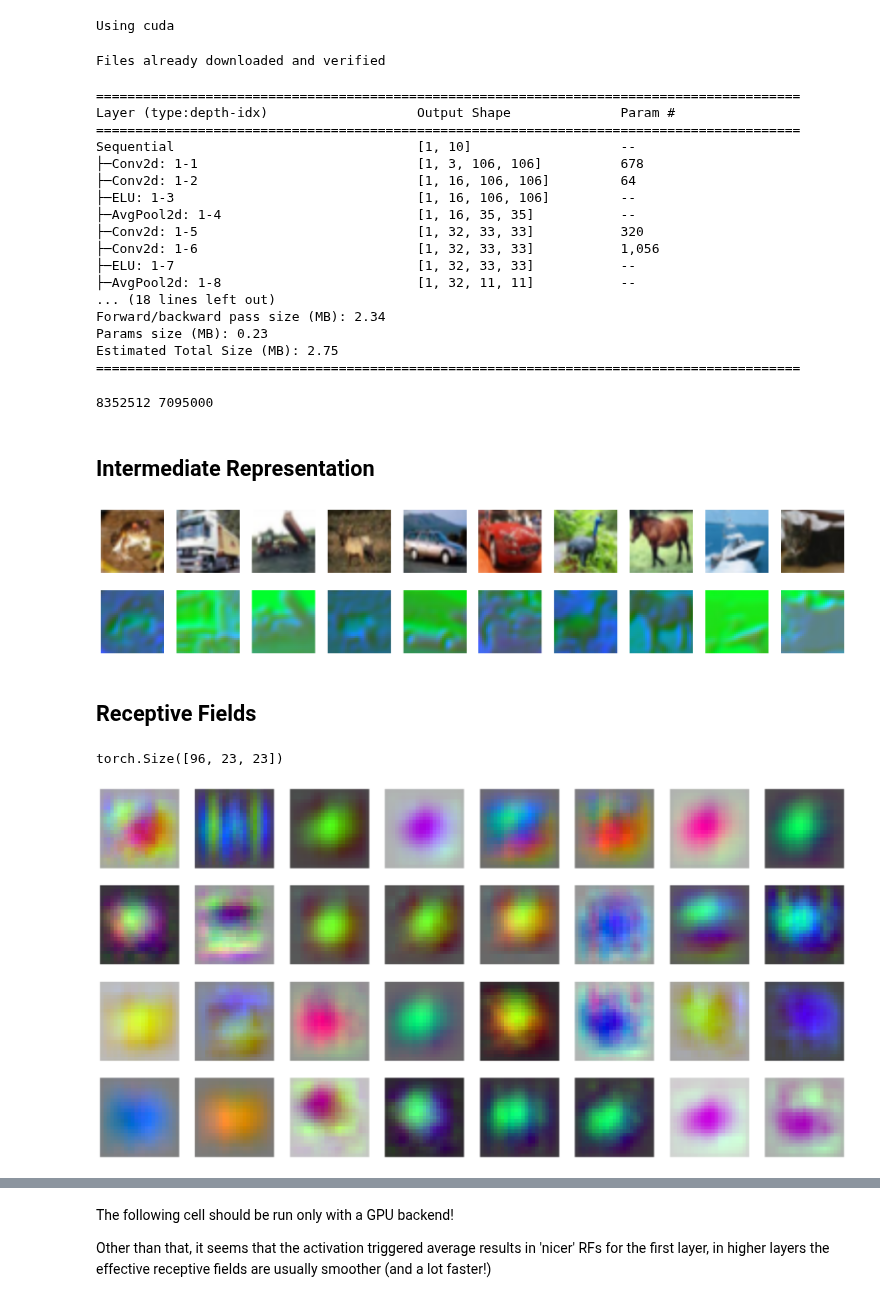
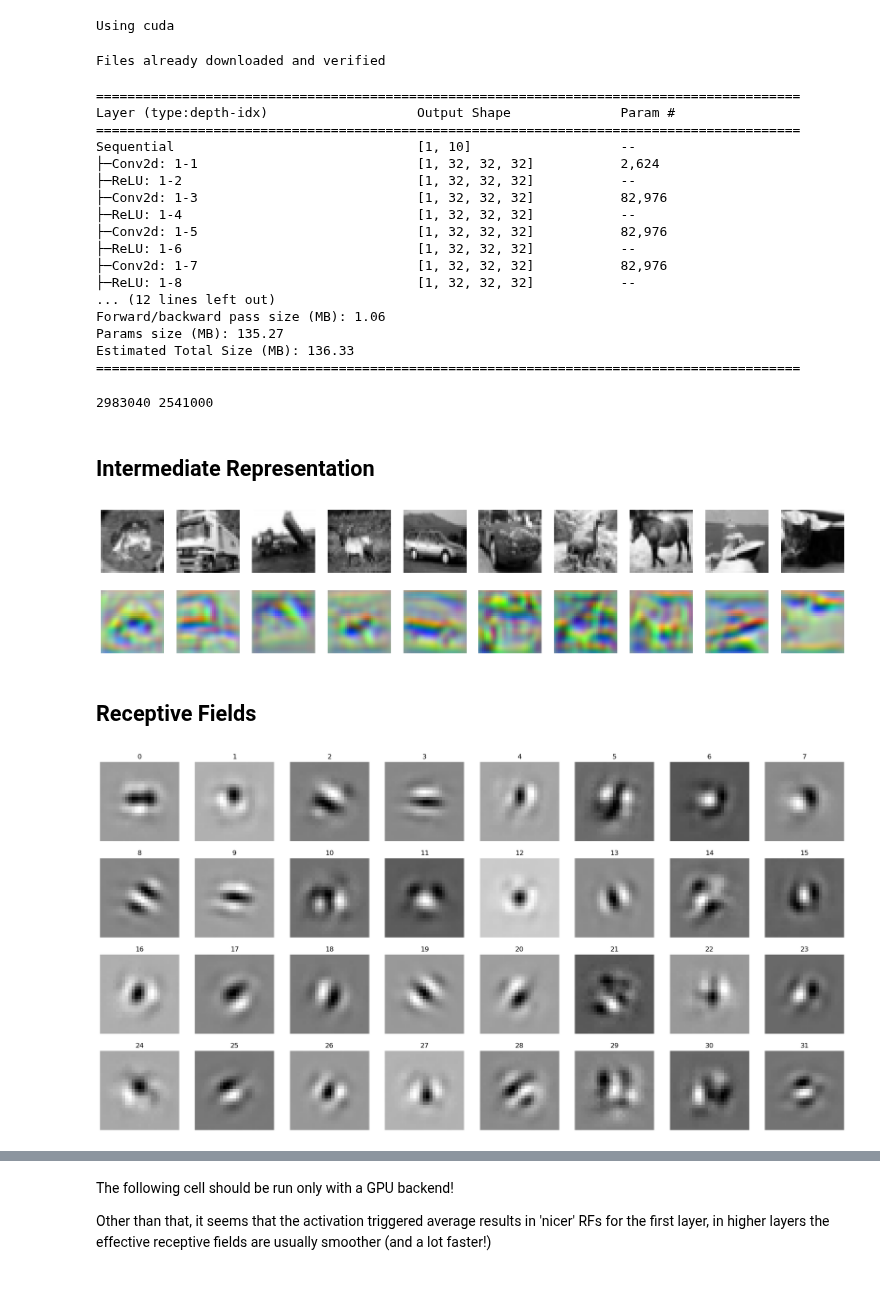
Before and after one commit to fabioseel/receptive-fields, a Jupyter notebook: src/evaluation.ipynb, the cells around one changed output, grey strips where cells are left out. Drawn from its saved outputs; the diff is of its cells as text; code cells hidden in the pictures.

```diff
--- a/src/evaluation.ipynb
+++ b/src/evaluation.ipynb
@@ -16,7 +21,7 @@ print("Using", device)
 # %% [output]
 Using cuda
 # %%
-model = load_model("../models/designed_orig")
+model = load_model("../models/lindsey32grey")
 transf = [transforms.ToTensor()]
 in_channels = model.in_channels
 img_size = model.img_size
@@ -37,18 +42,18 @@ Files already downloaded and verified
 Layer (type:depth-idx)                   Output Shape              Param #
 ==========================================================================================
 Sequential                               [1, 10]                   --
-├─Conv2d: 1-1                            [1, 3, 106, 106]          678
-├─Conv2d: 1-2                            [1, 16, 106, 106]         64
-├─ELU: 1-3                               [1, 16, 106, 106]         --
-├─AvgPool2d: 1-4                         [1, 16, 35, 35]           --
-├─Conv2d: 1-5                            [1, 32, 33, 33]           320
-├─Conv2d: 1-6                            [1, 32, 33, 33]           1,056
-├─ELU: 1-7                               [1, 32, 33, 33]           --
-├─AvgPool2d: 1-8                         [1, 32, 11, 11]           --
-... (18 lines left out)
-Forward/backward pass size (MB): 2.34
-Params size (MB): 0.23
-Estimated Total Size (MB): 2.75
+├─Conv2d: 1-1                            [1, 32, 32, 32]           2,624
+├─ReLU: 1-2                              [1, 32, 32, 32]           --
+├─Conv2d: 1-3                            [1, 32, 32, 32]           82,976
+├─ReLU: 1-4                              [1, 32, 32, 32]           --
+├─Conv2d: 1-5                            [1, 32, 32, 32]           82,976
+├─ReLU: 1-6                              [1, 32, 32, 32]           --
+├─Conv2d: 1-7                            [1, 32, 32, 32]           82,976
+├─ReLU: 1-8                              [1, 32, 32, 32]           --
+... (12 lines left out)
+Forward/backward pass size (MB): 1.06
+Params size (MB): 135.27
+Estimated Total Size (MB): 136.33
 ==========================================================================================
 # %%
 
@@ -59,7 +64,7 @@ summary2 = summary(conv_test2, (1,in_channels, 120, 160))
 
 print(summary1.total_mult_adds, summary2.total_mult_adds)
 # %% [output]
-8352512 7095000
+2983040 2541000
 # %% [markdown]
 ## Intermediate Representation
 # %%
@@ -74,21 +79,21 @@ for ax, im in zip(axes[1], processed):
     ax.imshow(normalizeZeroOne(im[:min(3, im.shape[0])].movedim(0,2)), cmap='gray')
     ax.axis('off')
 # %% [output]
-[figure, old version]
+[figure, new version]
 # %% [markdown]
 ## Receptive Fields
 # %%
 eff_rfs = effective_receptive_field(model[:5], n_batch=1, fill_value=0.5, device=device)  # TODO: High prio: fix bug in rf size estimation! padding? dilation, stride?
 eff_rfs = eff_rfs.flatten(0,1)
 if len(eff_rfs)==1:
     plt.imshow(torch.mean(eff_rfs[0], dim=0), cmap="gray")
     plt.axis('off')
 else:
     num_rows = max(1,len(eff_rfs)//8)
     fig, axes = plt.subplots(num_rows, 8, figsize=(24,num_rows*3))
-    for eff_rf, ax in zip(eff_rfs, axes.flat):
+    for i, (eff_rf, ax) in enumerate(zip(eff_rfs, axes.flat)):
         ax.imshow(normalizeZeroOne(eff_rf), cmap="gray")
+        ax.set_title(str(i))
         ax.axis('off')
 # %% [output]
-torch.Size([96, 23, 23])
-[figure, old version]
+[figure, new version]
```
Also changed, not shown: parts of 7 cells of this notebook, 2 other files.
